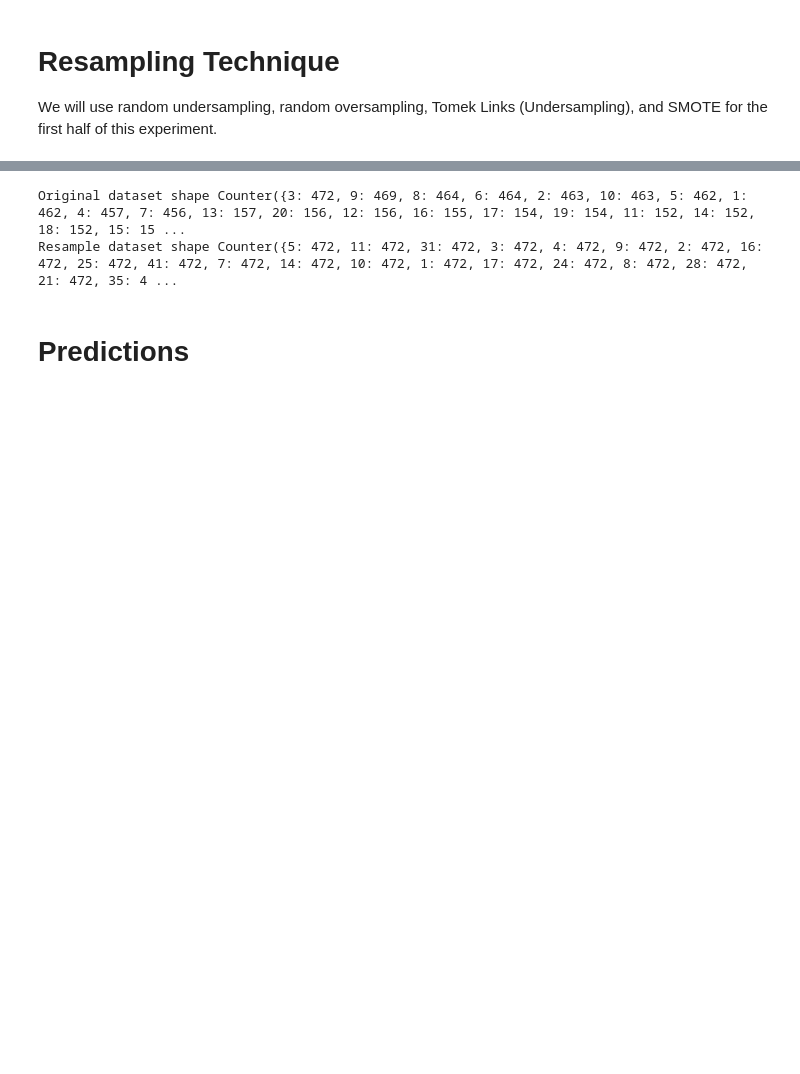
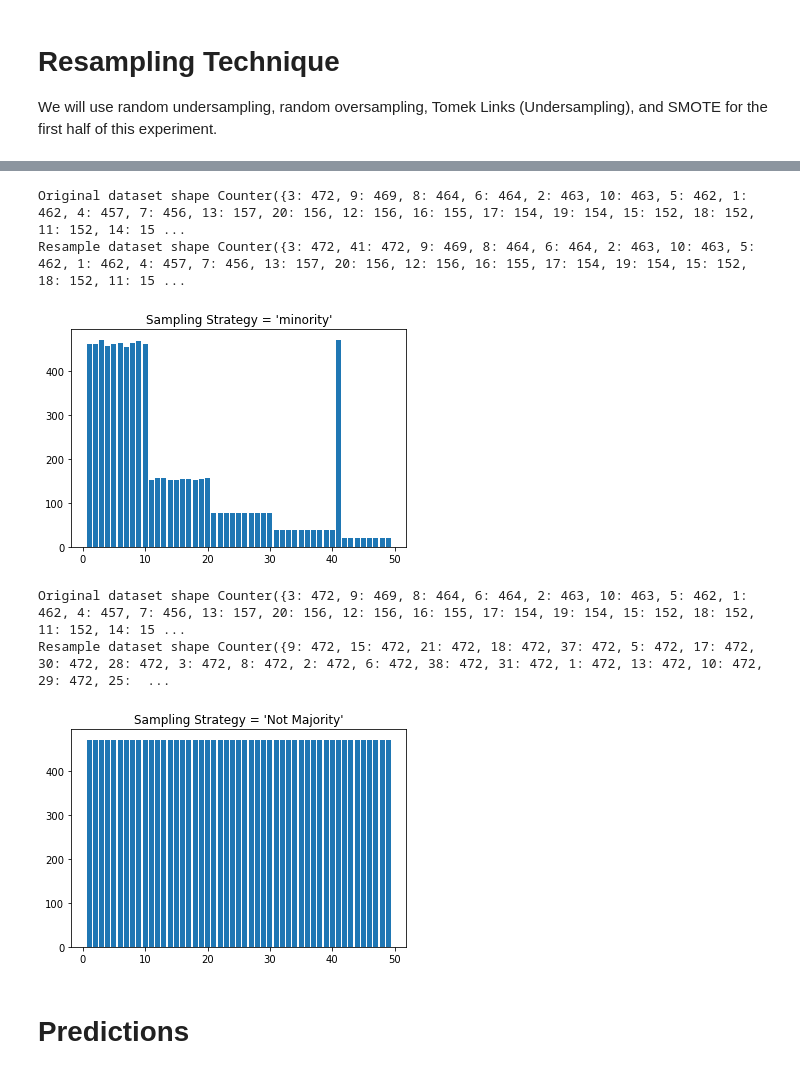
Before and after one commit to jjinhongg/COMP90051-Pj1, a Jupyter notebook: class_imbalanced.ipynb, the cells around one changed output, grey strips where cells are left out. Saved outputs shown, nothing was run; the diff lists cells and outputs as text; code cells hidden in the pictures; blank space fills up the shorter version.

```diff
--- a/class_imbalanced.ipynb
+++ b/class_imbalanced.ipynb
@@ -190,29 +190,51 @@ Resample dataset shape: Counter({3: 467, 2: 462, 5: 459, 6: 458, 9: 450, 1: 450,
 # %%
 
 """
 4. SMOTE (Synthetic Minority Oversampling Technique)
 This technique generates synthetic data for the minority class. SMOTE (Synthetic Minority Oversampling Technique) works by randomly picking a point
 from the minority class and computing the k-nearest neighbors for this point. The synthetic points are added between the chosen point and its neighbors.
 
 SMOTE algorithm works in 4 simple steps:
 
 Choose a minority class as the input vector
 Find its k nearest neighbors (k_neighbors is specified as an argument in the SMOTE() function)
 Choose one of these neighbors and place a synthetic point anywhere on the line joining the point under consideration and its chosen neighbor
 Repeat the steps until data is balanced
 """
+from matplotlib import pyplot
 from imblearn.over_sampling import SMOTE
+
+smote = SMOTE(sampling_strategy='minority', random_state=42)
+
+# fit predictor and target variable
+x_smote_train, y_smote_train = smote.fit_resample(X_train, y_train)
+
+print('Original dataset shape', Counter(y_train))
+print('Resample dataset shape', Counter(y_smote_train))
+
+pyplot.bar(Counter(y_smote_train).keys(), Counter(y_smote_train).values())
+pyplot.title("Sampling Strategy = 'minority'")
+pyplot.show()
 
 smote = SMOTE(random_state=42)
 
 # fit predictor and target variable
 x_smote_train, y_smote_train = smote.fit_resample(X_train, y_train)
 
 print('Original dataset shape', Counter(y_train))
 print('Resample dataset shape', Counter(y_smote_train))
+
+# plot the distribution
+pyplot.bar(Counter(y_smote_train).keys(), Counter(y_smote_train).values())
+pyplot.title("Sampling Strategy = 'Not Majority'")
+pyplot.show()
 # %% [output]
-Original dataset shape Counter({3: 472, 9: 469, 8: 464, 6: 464, 2: 463, 10: 463, 5: 462, 1: 462, 4: 457, 7: 456, 13: 157, 20: 156, 12: 156, 16: 155, 17: 154, 19: 154, 11: 152, 14: 152, 18: 152, 15: 15 ...
-Resample dataset shape Counter({5: 472, 11: 472, 31: 472, 3: 472, 4: 472, 9: 472, 2: 472, 16: 472, 25: 472, 41: 472, 7: 472, 14: 472, 10: 472, 1: 472, 17: 472, 24: 472, 8: 472, 28: 472, 21: 472, 35: 4 ...
+Original dataset shape Counter({3: 472, 9: 469, 8: 464, 6: 464, 2: 463, 10: 463, 5: 462, 1: 462, 4: 457, 7: 456, 13: 157, 20: 156, 12: 156, 16: 155, 17: 154, 19: 154, 15: 152, 18: 152, 11: 152, 14: 15 ...
+Resample dataset shape Counter({3: 472, 41: 472, 9: 469, 8: 464, 6: 464, 2: 463, 10: 463, 5: 462, 1: 462, 4: 457, 7: 456, 13: 157, 20: 156, 12: 156, 16: 155, 17: 154, 19: 154, 15: 152, 18: 152, 11: 15 ...
+[figure, added]
+Original dataset shape Counter({3: 472, 9: 469, 8: 464, 6: 464, 2: 463, 10: 463, 5: 462, 1: 462, 4: 457, 7: 456, 13: 157, 20: 156, 12: 156, 16: 155, 17: 154, 19: 154, 15: 152, 18: 152, 11: 152, 14: 15 ...
+Resample dataset shape Counter({9: 472, 15: 472, 21: 472, 18: 472, 37: 472, 5: 472, 17: 472, 30: 472, 28: 472, 3: 472, 8: 472, 2: 472, 6: 472, 38: 472, 31: 472, 1: 472, 13: 472, 10: 472, 29: 472, 25:  ...
+[figure, added]
 # %% [markdown]
 # Predictions
 # %%
```
Also changed, not shown: parts of 6 cells of this notebook, 2 other files.
